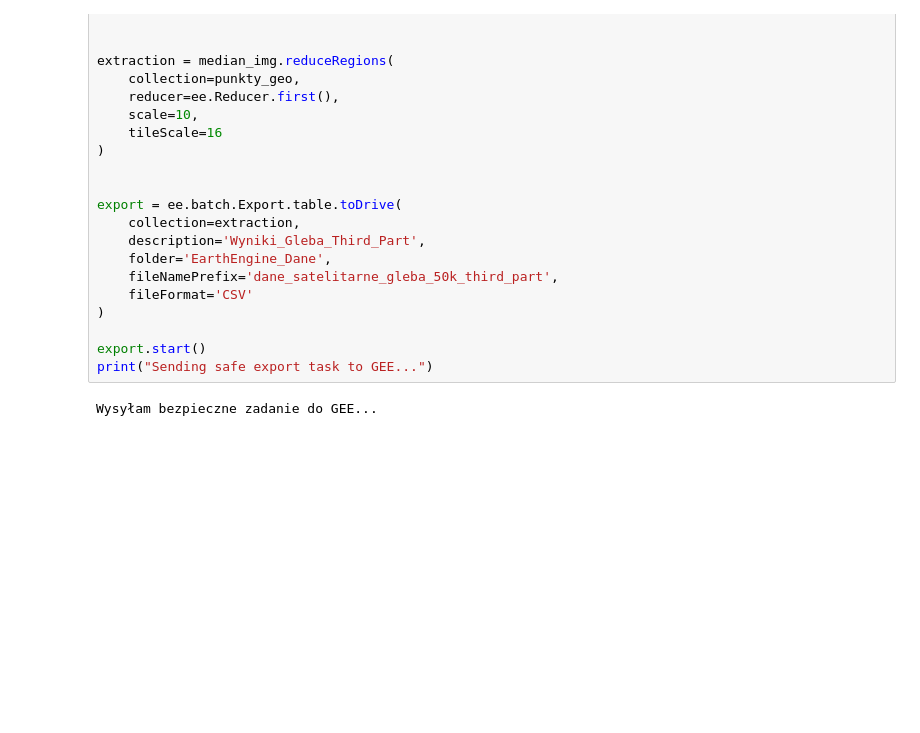
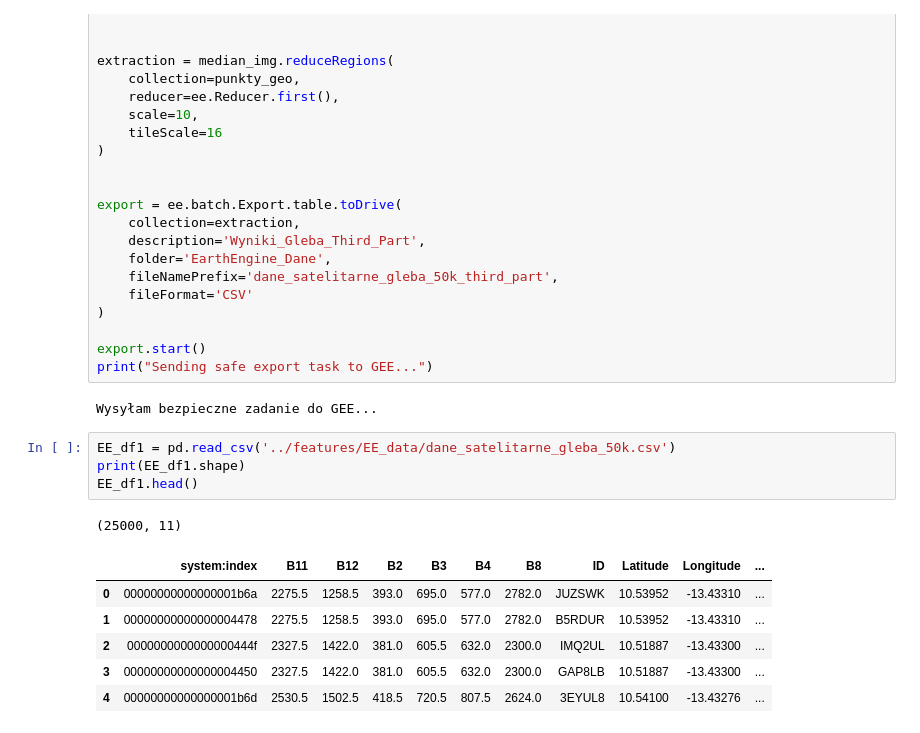
Before and after one commit to lucknera/projekt_interdyscyplinarny, a Jupyter notebook: models/olek-fe.ipynb, the cells around one changed output. Cells and saved outputs as stored; diff of their text form; blank space fills up the shorter version.

```diff
--- a/models/olek-fe.ipynb
+++ b/models/olek-fe.ipynb
@@ -543,3 +543,15 @@ export.start()
 print("Sending safe export task to GEE...")
 # %% [output]
 Wysyłam bezpieczne zadanie do GEE...
+# %%
+EE_df1 = pd.read_csv('../features/EE_data/dane_satelitarne_gleba_50k.csv')
+print(EE_df1.shape)
+EE_df1.head()
+# %% [output]
+(25000, 11)
+|  | system:index | B11 | B12 | B2 | B3 | B4 | B8 | ID | Latitude | Longitude | ... |
+| 0 | 00000000000000001b6a | 2275.5 | 1258.5 | 393.0 | 695.0 | 577.0 | 2782.0 | JUZSWK | 10.53952 | -13.43310 | ... |
+| 1 | 00000000000000004478 | 2275.5 | 1258.5 | 393.0 | 695.0 | 577.0 | 2782.0 | B5RDUR | 10.53952 | -13.43310 | ... |
+| 2 | 0000000000000000444f | 2327.5 | 1422.0 | 381.0 | 605.5 | 632.0 | 2300.0 | IMQ2UL | 10.51887 | -13.43300 | ... |
+| 3 | 00000000000000004450 | 2327.5 | 1422.0 | 381.0 | 605.5 | 632.0 | 2300.0 | GAP8LB | 10.51887 | -13.43300 | ... |
+| 4 | 00000000000000001b6d | 2530.5 | 1502.5 | 418.5 | 720.5 | 807.5 | 2624.0 | 3EYUL8 | 10.54100 | -13.43276 | ... |
```
Also changed, not shown: parts of 9 cells of this notebook, 2 other files.
